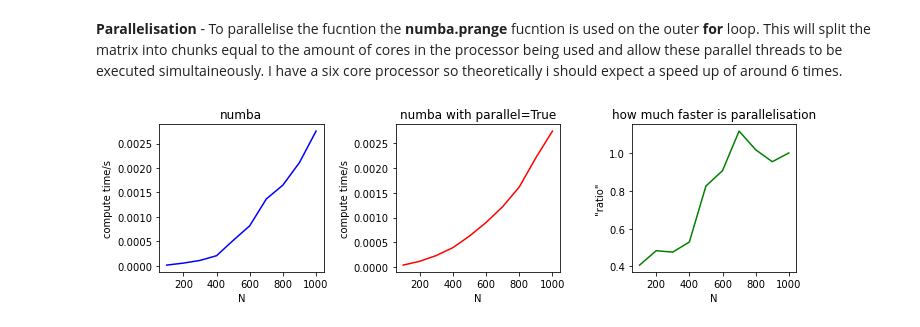
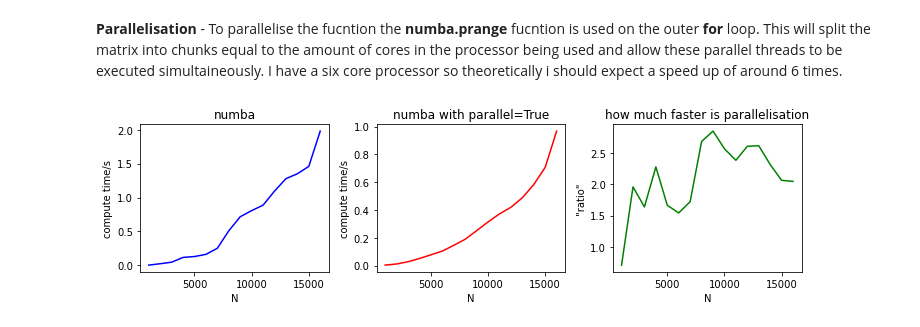
Before and after one commit to markp121/PHAS0102_cw1, a Jupyter notebook: coursework1_final.ipynb, the cells around one changed output. Drawn from its saved outputs; the diff is of its cells as text; code cells hidden in the pictures.

```diff
--- a/coursework1_final.ipynb
+++ b/coursework1_final.ipynb
@@ -61,7 +61,8 @@ To find the relationship between the size of the array $N$ and compute time I ha
 import numpy as np
 import matplotlib.pyplot as plt
 
-def diffusion_iteration(un, un1, N):
+def diffusion_iteration(un, N):
+    un1 = np.empty_like(un)
     for i in range(1, N-1):
         for j in range(1, N-1):
             un1[i, j] = (un[i+1,j] + un[i-1, j] + un[i, j+1] + un [i, j-1])/4
@@ -72,18 +73,19 @@ def diffusion_iteration(un, un1, N):
 x = []
 y = []
 
-for array_size in range(50,1550,50):
+for array_size in range(50,1001,50):
 
     u0 = np.zeros([array_size, array_size], dtype = 'float64')
-    u0[int(array_size/2)-2:int(array_size/2)+2, int(array_size/2)-2:int(array_size/2)+2] = 1
-    u1 = np.empty([array_size, array_size], dtype = 'float64')
+    u0[int(array_size/2)-1:int(array_size/2)+1, int(array_size/2)-1:int(array_size/2)+1] = 1
+    mean_arr = np.empty(5)
 
-    with Timer() as t:
-        diffusion_iteration(u0, u1, array_size)
+    for iteration in range(0,5):
+        with Timer() as t:
+            diffusion_iteration(u0, array_size)
+        mean_arr[iteration] = t.interval
+
     x.append(array_size)
-    y.append(t.interval)
-
-
+    y.append(np.mean(mean_arr))
 
 fig = plt.figure(figsize=(10.0, 5.0))
 
@@ -203,7 +219,7 @@ def diffusion_iteration_jit(un, un1, N):
     un[:] = un1
     return un
 
-@numba.njit(['float64[:,:](float64[:,:], float64[:,:], int32)'], parallel = True)
+@numba.njit(parallel = True)
 def diffusion_iteration_jit_p(un, un1, N):
     for i in numba.prange(1, N-1):
         for j in range(1, N-1):
@@ -218,50 +234,72 @@ yjit_p = []
 
 array_size = 10
 u0 = np.zeros([array_size, array_size], dtype = 'float64')
-u1 = np.empty([array_size, array_size], dtype = 'float64')
+u1 = np.empty_like(u0)
 
 diffusion_iteration_jit(u0, u1, array_size)
+
+maxN = 17000
+
+
+for array_size in range(1000, maxN, 1000):
+
+    u0 = np.zeros([array_size, array_size], dtype = 'float64')
+    u1 = np.empty_like(u0)
+    u0[int(array_size/2)-1:int(array_size/2)+1, int(array_size/2)-1:int(array_size/2)+1] = 1
+
+    mean_arr_jit = np.empty(2)
+
+    for j in range(0,2):
+        with Timer() as t:
+            diffusion_iteration_jit(u0, u1, array_size)
+        mean_arr_jit[j] = t.interval
+    xjit.append(array_size)
+    yjit.append(np.mean(mean_arr_jit))
+
+array_size = 10
+u0 = np.zeros([array_size, array_size], dtype = 'float64')
+u1 = np.empty_like(u0)
+
 diffusion_iteration_jit_p(u0, u1, array_size)
 
-for array_size in range(100,1001,100):
+for array_size in range(1000, maxN, 1000):
 
     u0 = np.zeros([array_size, array_size], dtype = 'float64')
-    u0[int(array_size/2)-2:int(array_size/2)+2, int(array_size/2)-2:int(array_size/2)+2] = 1
-    u1 = np.empty([array_size, array_size], dtype = 'float64')
+    u1 = np.empty_like(u0)
+    u0[int(array_size/2)-1:int(array_size/2)+1, int(array_size/2)-1:int(array_size/2)+1] = 1
 
-    with Timer() as t:
-        diffusion_iteration_jit(u0, u1, array_size)
-    xjit.append(array_size)
-    yjit.append(t.interval)
+    mean_arr_jit_p = np.empty(2)
 
-    with Timer() as t:
-        diffusion_iteration_jit_p(u0, u1, array_size)
+    for j in range(0,2):
+        with Timer() as t:
+            diffusion_iteration_jit_p(u0, u1, array_size)
+        mean_arr_jit_p[j] = t.interval
     xjit_p.append(array_size)
-    yjit_p.append(t.interval)
+    yjit_p.append(np.mean(mean_arr_jit_p))
 
 fig = plt.figure(figsize=(10.0, 3.0))
 
 axes1 = fig.add_subplot(1, 3, 1)
 axes2 = fig.add_subplot(1, 3, 2)
 axes3 = fig.add_subplot(1, 3, 3)
 
 axes1.plot(xjit, yjit, 'b-')
 axes1.set_title('numba')
 axes1.set_xlabel('N')
 axes1.set_ylabel('compute time/s')
 
 axes2.plot(xjit_p, yjit_p, 'r-')
 axes2.set_title('numba with parallel=True')
 axes2.set_xlabel('N')
 axes2.set_ylabel('compute time/s')
 
 axes3.plot(xjit,np.divide(yjit,yjit_p), 'g-')
 axes3.set_title('how much faster is parallelisation')
 axes3.set_xlabel('N')
 axes3.set_ylabel('"ratio"')
 
 fig.tight_layout()
 
 plt.show()
 # %% [output]
-[figure, old version]
+[figure, new version]
```
Also changed, not shown: parts of 6 cells of this notebook, 2 other files.
